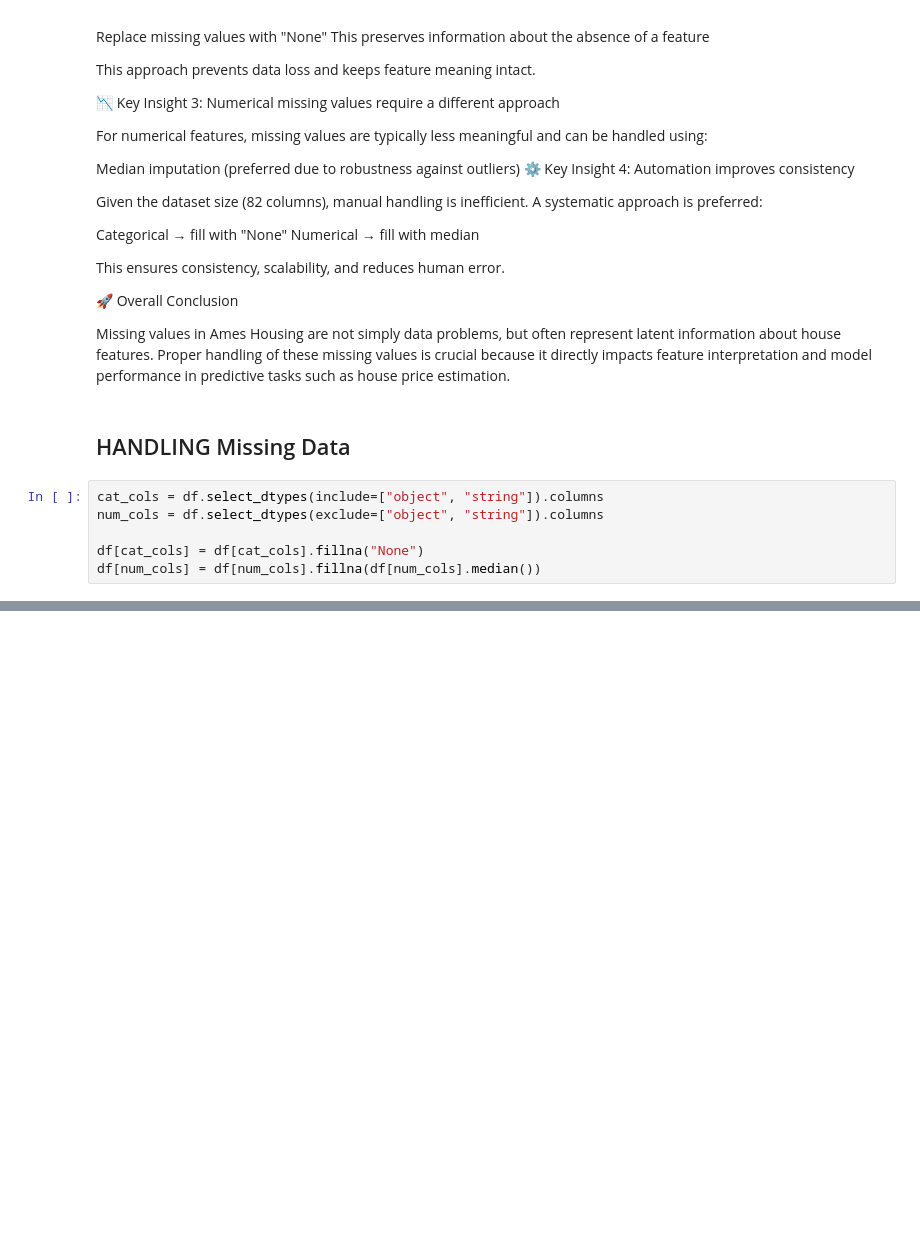
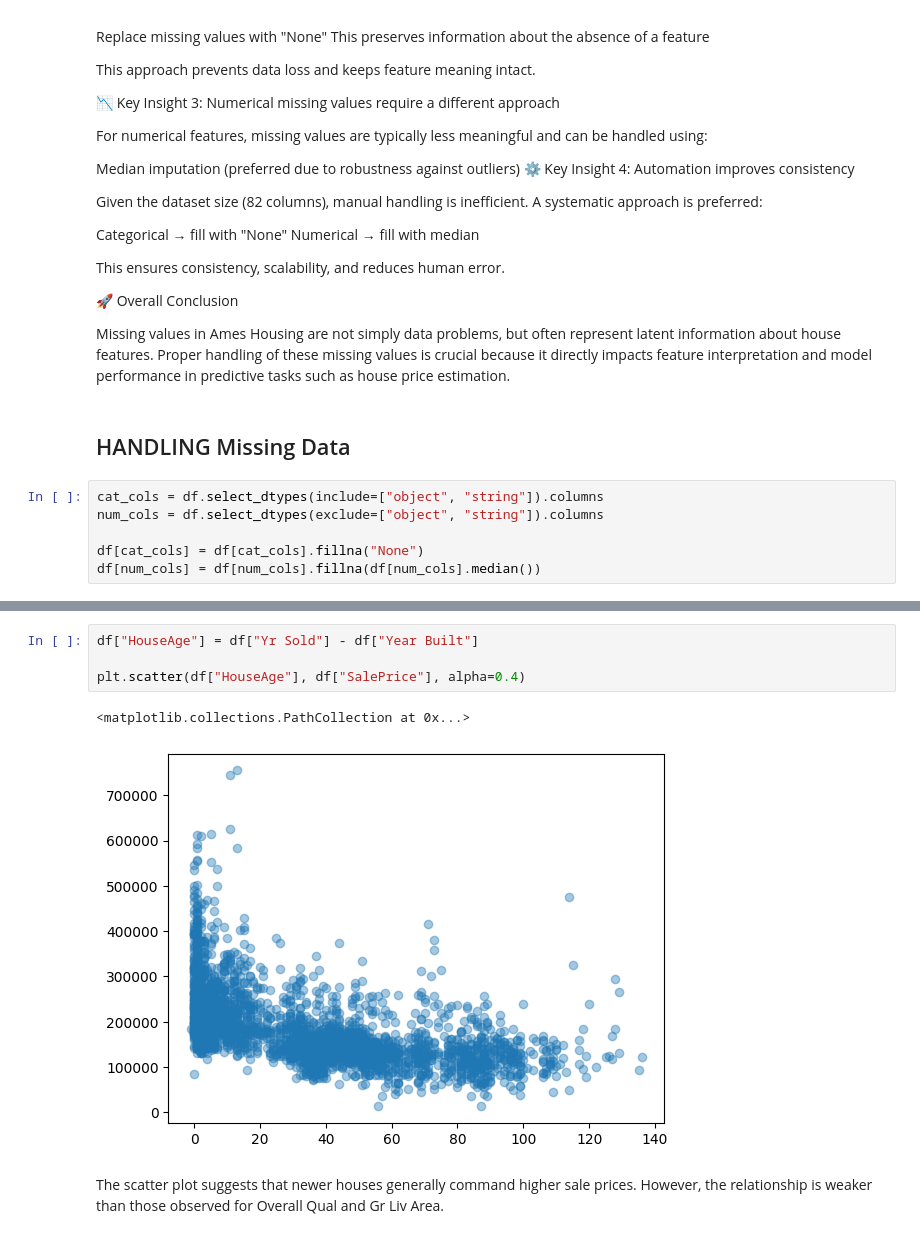
Before and after one commit to RenitiaMR/Portfolio, a Jupyter notebook: housing_price.ipynb, the cells around one changed output, grey strips where cells are left out. Saved outputs shown, nothing was run; the diff lists cells and outputs as text; blank space fills up the shorter version.

```diff
--- a/housing_price.ipynb
+++ b/housing_price.ipynb
@@ -162,0 +276,9 @@ Name: SalePrice, dtype: float64
+# %%
+df["HouseAge"] = df["Yr Sold"] - df["Year Built"]
+
+plt.scatter(df["HouseAge"], df["SalePrice"], alpha=0.4)
+# %% [output]
+<matplotlib.collections.PathCollection at 0x...>
+[figure, added]
+# %% [markdown]
+The scatter plot suggests that newer houses generally command higher sale prices. However, the relationship is weaker than those observed for Overall Qual and Gr Liv Area.
```
Also changed, not shown: parts of 14 cells of this notebook, 9 other files.
